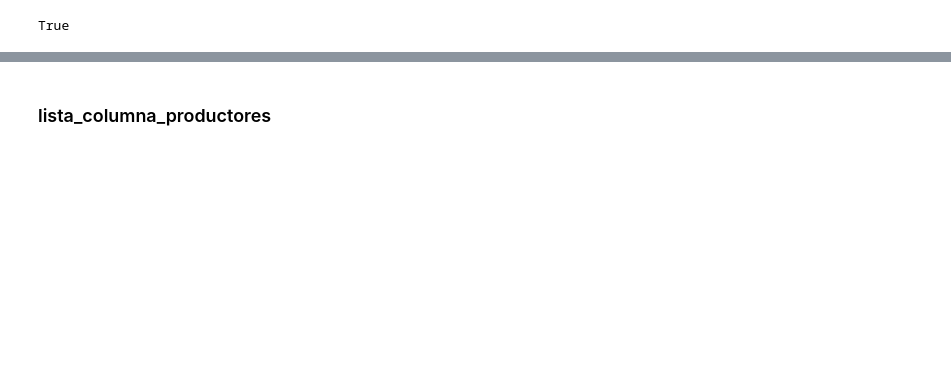
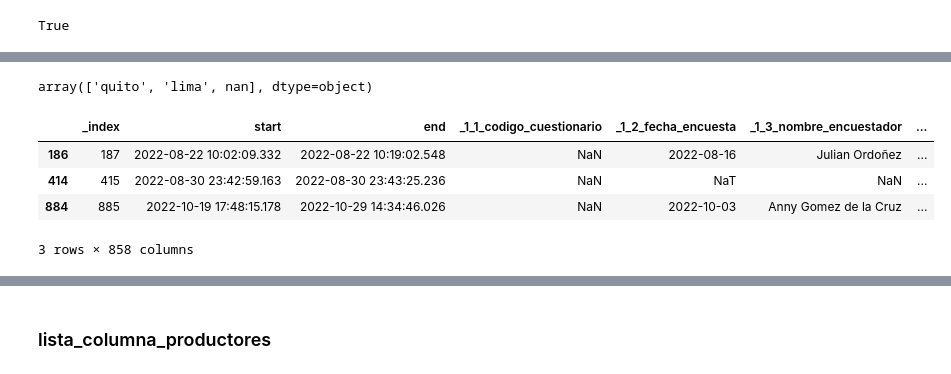
Before and after one commit to Claudio9701/proyecto-foodhub-lima, a Jupyter notebook: Limpieza_datos_agrupaciones.ipynb, the cells around one changed output, grey strips where cells are left out. Saved outputs shown, nothing was run; the diff lists cells and outputs as text; code cells hidden in the pictures; blank space fills up the shorter version.

```diff
--- a/Limpieza_datos_agrupaciones.ipynb
+++ b/Limpieza_datos_agrupaciones.ipynb
@@ -989,5 +1026,8 @@ vecindarios = vecindarios.drop(columns=columns_to_drop)
 # %%
-vecindarios[vecindarios.columns.difference(all_profiles_cols)] = vecindarios[vecindarios.columns.difference(all_profiles_cols)].fillna(value='NO_VALIDO')
+vecindarios[vecindarios.columns.difference(all_profiles_cols)] = (vecindarios
+    [vecindarios.columns.difference(all_profiles_cols)]
+    .fillna(value='NO_VALIDO')
+)
 # %%
 vecindarios
 # %% [output]
@@ -1037,6 +1077,3 @@ vecindarios['_3_3_3_Pais'] = estandarizar_columna(dataframe=vecindarios[['_3_3_3
 provincia_pais = list(set(zip(vecindarios._3_3_2_Provincia.tolist(), vecindarios._3_3_3_Pais.tolist())))
 provincia_pais = [i for i in provincia_pais if i[0]!='']
 provincia_pais = {i[0]:i[1] for i in provincia_pais}
-provincia_pais['pichincha'] = 'ecuador'
-provincia_pais['lima'] = 'pais'
-vecindarios['_3_3_3_Pais'] = vecindarios.apply(lambda x: provincia_pais[x['_3_3_2_Provincia']] if (x['_3_3_2_Provincia'] in provincia_pais.keys()) else '', axis=1)
@@ -1049,0 +1094,10 @@ vecindarios_consumidor_ecuador = vecindarios.loc[(vecindarios['_1_5_perfil_entre
+# %%
+provincia_pais['pichincha'] = 'ecuador'
+provincia_pais['guayas'] = 'ecuador'
+provincia_pais['manavi'] = 'ecuador'
+provincia_pais['pichincha'] = 'ecuador'
+
+provincia_pais['lima'] = 'peru'
+provincia_pais['ica'] = 'peru'
+# %%
+vecindarios['_3_3_3_Pais'] = vecindarios.apply(lambda x: provincia_pais[x['_3_3_2_Provincia']] if (x['_3_3_2_Provincia'] in provincia_pais.keys()) else '', axis=1
@@ -1049,0 +1119,12 @@ vecindarios_consumidor_ecuador = vecindarios.loc[(vecindarios['_1_5_perfil_entre
+# %%
+vecindarios['_1_4_1_ciudad'].unique()
+# %% [output]
+array(['quito', 'lima', nan], dtype=object)
+# %%
+vecindarios[vecindarios['_1_4_1_ciudad'].isna()]
+# %% [output]
+|  | _index | start | end | _1_1_codigo_cuestionario | _1_2_fecha_encuesta | _1_3_nombre_encuestador | ... |
+| 186 | 187 | 2022-08-22 10:02:09.332 | 2022-08-22 10:19:02.548 | NaN | 2022-08-16 | Julian Ordoñez | ... |
+| 414 | 415 | 2022-08-30 23:42:59.163 | 2022-08-30 23:43:25.236 | NaN | NaT | NaN | ... |
+| 884 | 885 | 2022-10-19 17:48:15.178 | 2022-10-29 14:34:46.026 | NaN | 2022-10-03 | Anny Gomez de la Cruz | ... |
+3 rows × 858 columns
```
Also changed, not shown: parts of 38 cells of this notebook.
